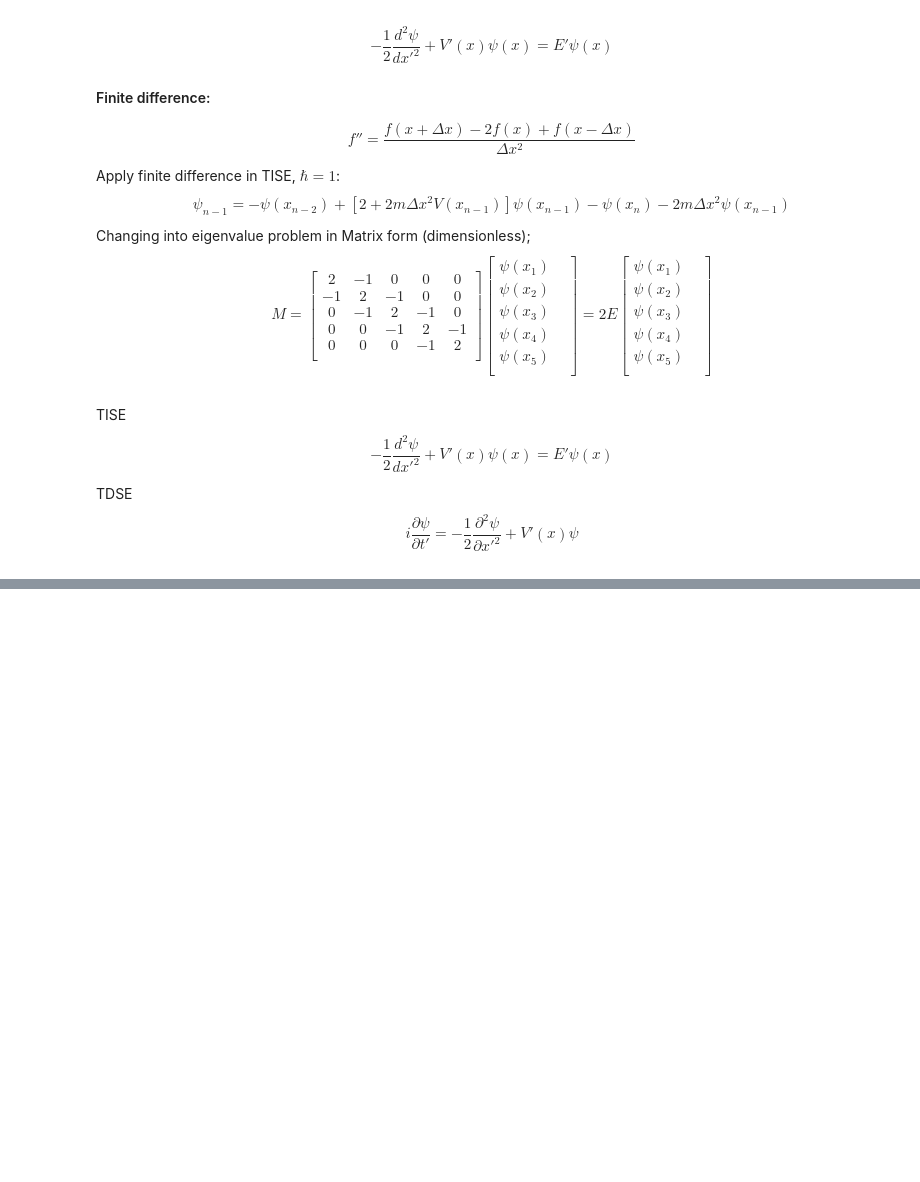
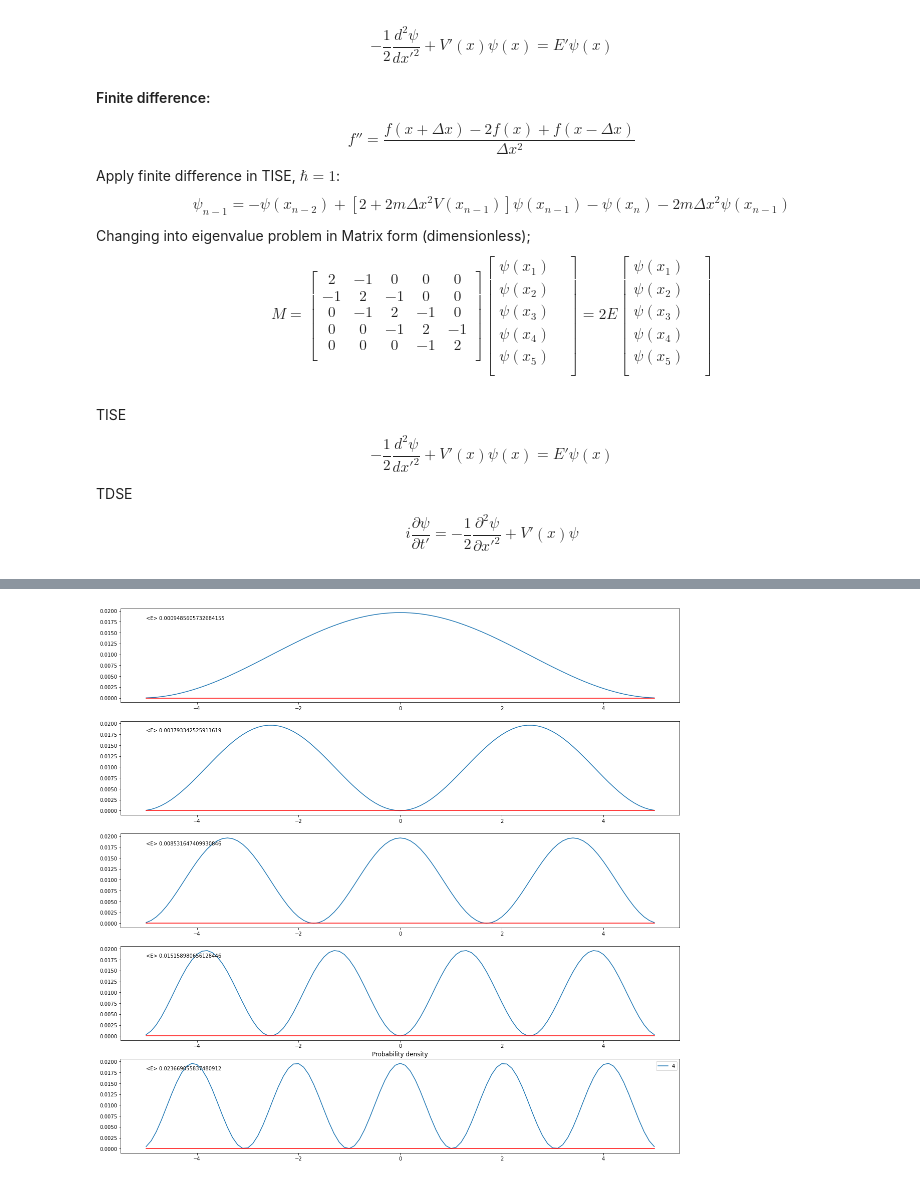
Before and after one commit to sushiTonpai/schrodinger, a Jupyter notebook: Time-independent schrodinger in 1D.ipynb, the cells around one changed output, grey strips where cells are left out. Cells and saved outputs as stored; diff of their text form; code cells hidden in the pictures; blank space fills up the shorter version.

Commit message:
clean up, add energy to plot graph

```diff
--- a/Time-independent schrodinger in 1D.ipynb
+++ b/Time-independent schrodinger in 1D.ipynb
@@ -64,3 +60,14 @@ def check_tise(psi,V,E):
+# %%
+# System parameters
+N = 101
+# positive length
+L = 5
+# grid
+x,dx = np.linspace(-L,L, N , retstep= True)
+# time parameters
+T = 0.0001
+Nt = 10000
+dt = 1e-4
 # %%
 # 1D TISE
 
@@ -128,0 +130,23 @@ plt.show()
+# %%
+# matrix simulation
+V0 = V_free_particle(x)
+
+dia = np.ones([N])
+diaa = np.array([dia * -1 , 2 * dia, dia * -1])
+dia_potential = sparse.diags(V0)
+M = sparse.spdiags(diaa, np.array([-1,0,1]),N,N) + dia_potential
+# print(M.toarray())
+e_values , e_vectors = eigsh(M, which = 'SA', k = 5)
+# %%
+# plot
+fig, ax = plt.subplots(5,figsize = (20,20))
+for n in range(5):
+    ax[n].plot(x,e_vectors.T[n]**2,label = n)
+    ax[n].plot(x,V0 ,color = 'r')
+    ax[n].text(-5.0 , 0.018, f'<E> {e_values[n]}')
+    # plt.plot(x,e_vectors.T[n]**2, label = n)
+plt.title(label = "Probability density")
+plt.legend()
+plt.show()
+# %% [output]
+[figure, added]
```
Also changed, not shown: parts of 2 cells of this notebook.
